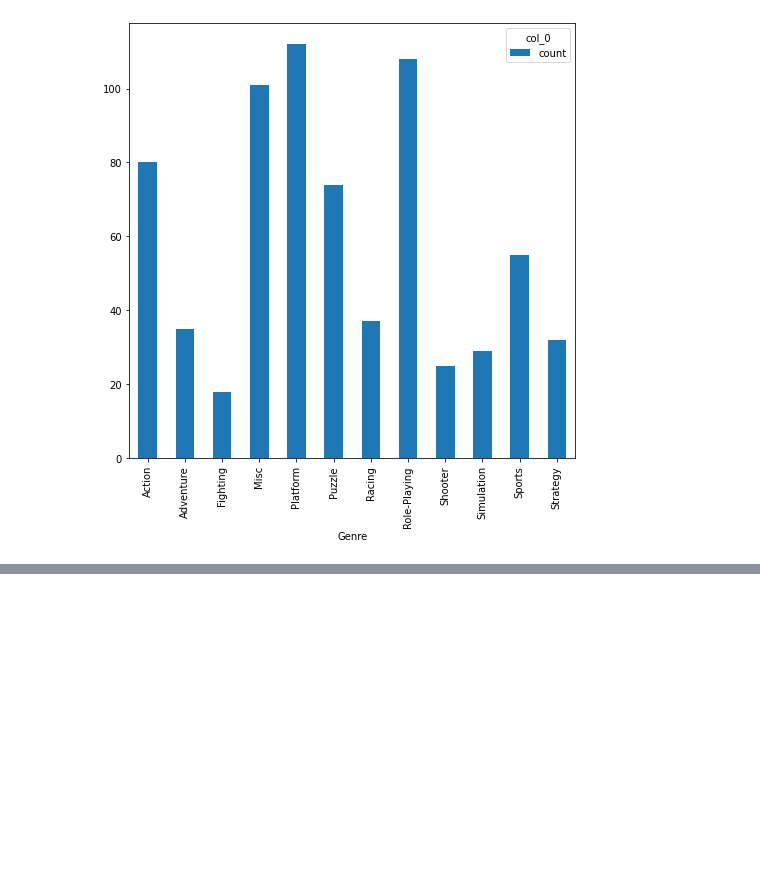
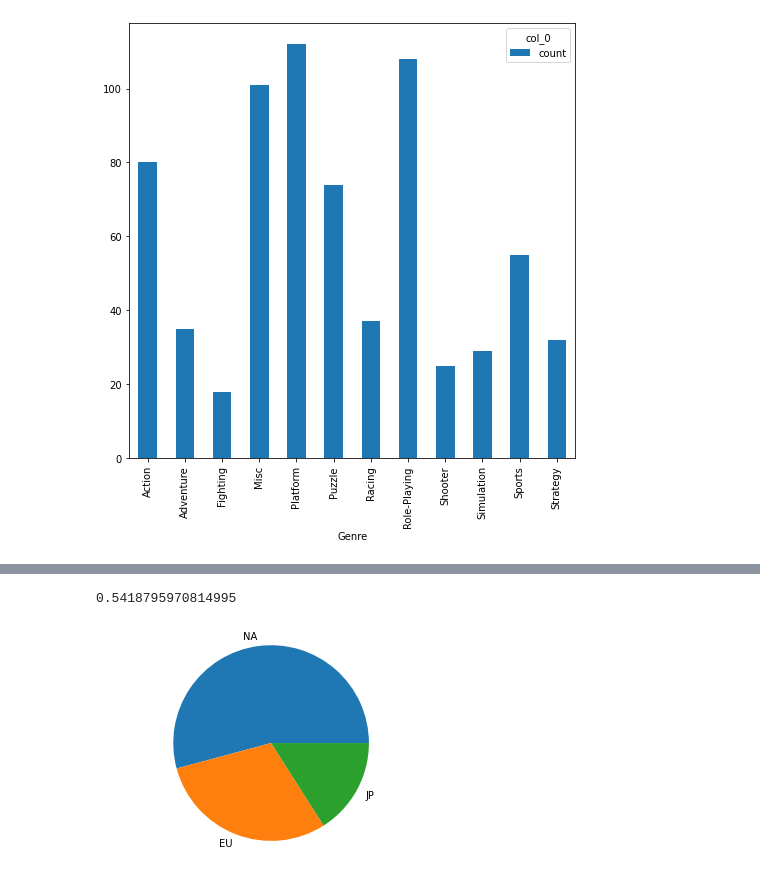
Before and after one commit to JSMTHWCK/machine-learning, a Jupyter notebook: analysis/prezi.ipynb, the cells around one changed output, grey strips where cells are left out. Drawn from its saved outputs; the diff is of its cells as text; code cells hidden in the pictures; blank space fills up the shorter version.

```diff
--- a/analysis/prezi.ipynb
+++ b/analysis/prezi.ipynb
@@ -48,0 +101,18 @@ ValueError: Grouper for '<class 'pandas.core.frame.DataFrame'>' not 1-dimensiona
+# %%
+#NA holds more than 50% of global sales
+games.columns
+na_average = games['NA_Sales'].mean()
+eu_average = games['EU_Sales'].mean()
+jp_average = games["JP_Sales"].mean()
+print(na_average/(na_average + eu_average + jp_average))
+
+
+labels= ['NA', 'EU', 'JP']
+sizes= [na_average*100, eu_average* 100, jp_average*100]
+plt.pie(sizes,labels=labels)
+plt.axis('equal')
+plt.show()
+#True, about 54% of sales are NA
+# %% [output]
+0.5418795970814995
+[figure, added]
```
Also changed, not shown: parts of 13 cells of this notebook, 2 other files.
